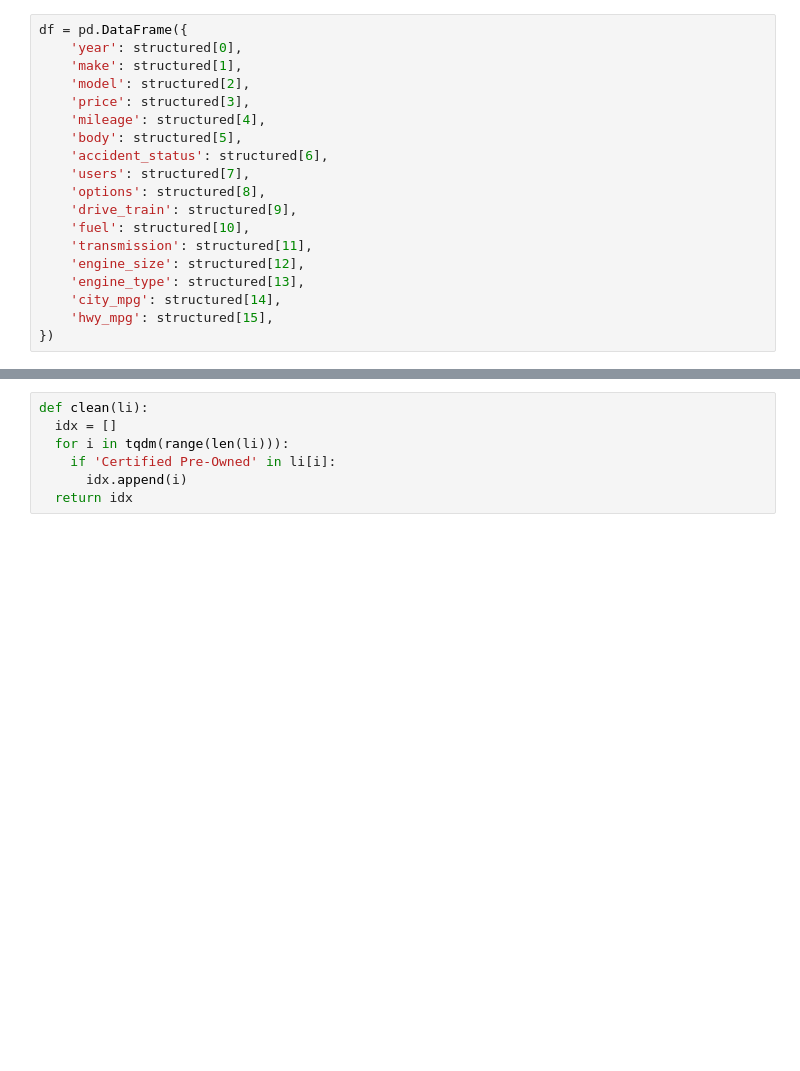
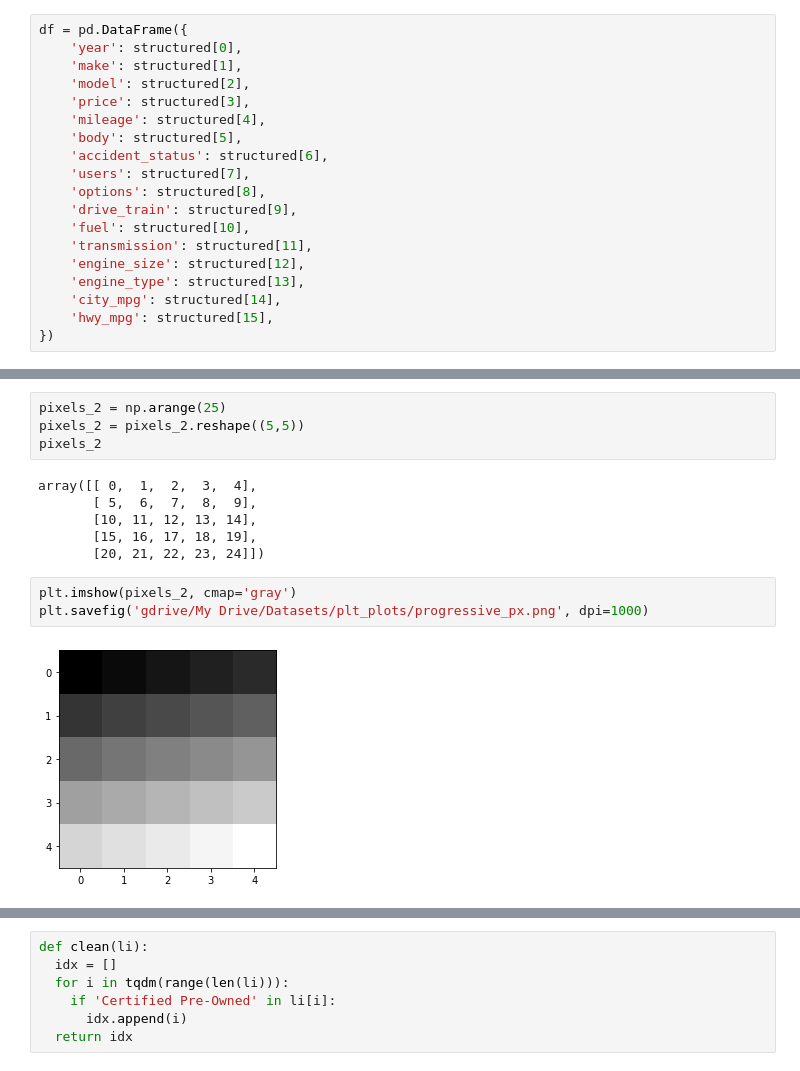
Before and after one commit to Oreolorun/NeuralNetsPractice, a Jupyter notebook: WebScrapingPractice.ipynb, the cells around one changed output, grey strips where cells are left out. Saved outputs shown, nothing was run; the diff lists cells and outputs as text; blank space fills up the shorter version.

```diff
--- a/WebScrapingPractice.ipynb
+++ b/WebScrapingPractice.ipynb
@@ -421,0 +474,15 @@ True
+# %%
+pixels_2 = np.arange(25)
+pixels_2 = pixels_2.reshape((5,5))
+pixels_2
+# %% [output]
+array([[ 0,  1,  2,  3,  4],
+       [ 5,  6,  7,  8,  9],
+       [10, 11, 12, 13, 14],
+       [15, 16, 17, 18, 19],
+       [20, 21, 22, 23, 24]])
+# %%
+plt.imshow(pixels_2, cmap='gray')
+plt.savefig('gdrive/My Drive/Datasets/plt_plots/progressive_px.png', dpi=1000)
+# %% [output]
+[figure, added]
```
Also changed, not shown: parts of 16 cells of this notebook.
